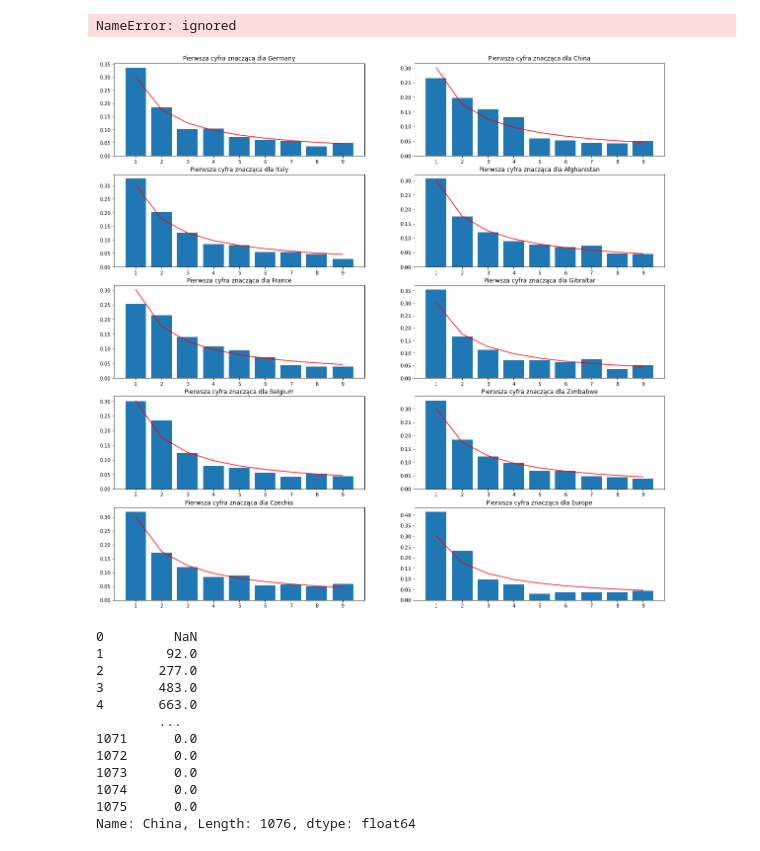
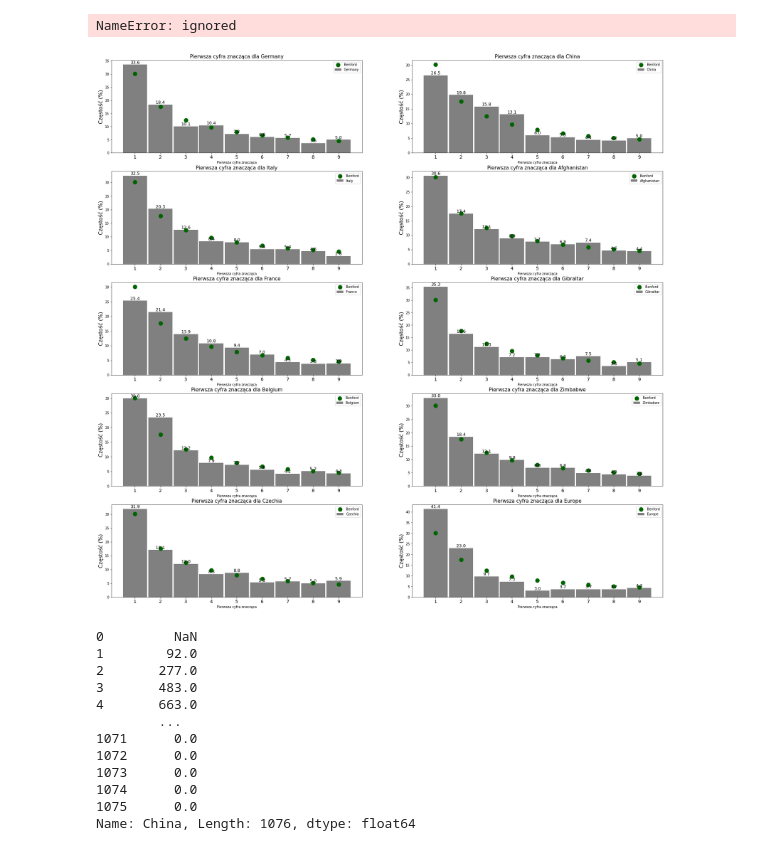
Before and after one commit to antoniperuzynski/BenfordsLaw, a Jupyter notebook: Benford_Law.ipynb, the cells around one changed output. Cells and saved outputs as stored; diff of their text form; code cells hidden in the pictures.

Commit message:
Change all countries graphs on gray/green

```diff
--- a/Benford_Law.ipynb
+++ b/Benford_Law.ipynb
@@ -272,5 +279,5 @@ def newCasesForCountry(dfAll, country):
 # %%
-dfAll = pd.read_csv("new_cases.csv")
+dfAll = pd.read_csv("/content/drive/MyDrive/UE/Praca_magisterska_Prawo_Benforda/Data/new_cases.csv")
 # df=dfAll[["date","Poland"]]
 # df = df.dropna()
 # df.reset_index(drop=True, inplace=True)
@@ -719,7 +739,7 @@ dfAll.Cz
 # axs[1, 1].plot(x, -y, 'tab:red')
 # axs[1, 1].set_title('Axis [1, 1]')
 
-figure, axis = plt.subplots(5, 2, figsize=(20, 20))
+figure, axis = plt.subplots(5, 2, figsize=(30, 30))
 k=0
 j=0
 
@@ -730,40 +750,65 @@ for i in ["Germany", "Italy", "France", "Belgium", "Europe", "China", "Afghanist
   empirical_counts, empirical_frequency, total_count, digit = count_first_digit(df['new_cases'])
   #empirical_counts2, empirical_frequency2, total_count2, digit2 = count_second_digit(df['new_cases'])
   #empirical_two_first_counts, empirical_two_first_frequency2, total_two_first_count2, digit_two_first = count_two_first_digit(df['new_cases'])
 
 
   #first_digit_chart(empirical_frequency, theoretical_1st_number, "Pierwsza cyfra znacząca dla " + i)
   #pl.show()
 
 
   x = [i for i in range(1,10)]
   x = np.array(x)
-  y1 = np.array(empirical_frequency)
-  y2 = np.array(theoretical_1st_number)
+  y1 = np.array(empirical_frequency)*100
+  y2 = np.array(theoretical_1st_number)*100
 
 
   # plt.figure(figsize=(10, 5))
   #plt.xticks(x)
+  #---------------------------------------------------------------------------
+  #figure, axis[k, j] = plt.subplots(figsize = (20,5))
+  index = [i + 1 for i in range(len(y1))]  # 1st digits for x-axis
+  # text for labels, title and ticks
 
+  figure.canvas.set_window_title('Percentage First Digits')
+  axis[k, j].set_title("Pierwsza cyfra znacząca dla " + i, fontsize=15)
+  axis[k, j].set_ylabel('Częstość (%)', fontsize=16)
+  axis[k, j].set_xlabel("Pierwsza cyfra znacząca")
+  axis[k, j].set_xticks(index)
+  axis[k, j].set_xticklabels(index, fontsize=14)
+
+  # build bars
+  rects = axis[k, j].bar(index, y1, width=0.95, color='gray', label=i)
+
+  # attach a text label above each bar displaying its height
+  for rect in rects:
+      height = rect.get_height()
+      axis[k, j].text(rect.get_x() + rect.get_width()/2, height, '{:0.1f}'.format(height), ha='center', va='bottom', fontsize=13)
+  # plot Benford values as red dots
+  axis[k, j].scatter(index, y2, s=150, c='darkgreen', zorder=2, label='Benford')
+  # Hide the right and top spines & add legend
+  axis[k, j].spines['right'].set_visible(True)
+  axis[k, j].spines['top'].set_visible(True)
+  axis[k, j].legend(prop={'size':10}, frameon=True)
+  # plt.show()
 
   # plt.ylabel("Prawdopodobieństwo")
   # plt.xlabel("Pierwsza cyfra znacząca")
   #plt.title(title)
   #plt.scatter(x, y2, s=150, c='red', zorder=2, marker = 11)
   # plt.plot(x, y2, zorder = 2, c='red')
   # plt.bar(x, y1)
 
 
-  axis[k, j].set_xticks(x)
-  axis[k, j].plot(x, y2, zorder = 2, c='red')
-  axis[k, j].bar(x, y1)
-  axis[k, j].set_title("Pierwsza cyfra znacząca dla " + i)
+  # axis[k, j].set_xticks(x)
+  # axis[k, j].plot(x, y2, zorder = 2, c='red')
+  # axis[k, j].bar(x, y1)
+  # axis[k, j].set_title("Pierwsza cyfra znacząca dla " + i)
   k=(k+1)%5
   if k==4: j+=1
   j=(j)%2
 plt.show()
 # %% [output]
-[figure, old version]
+[figure, new version]
 # %%
 dfAll.China
 # %% [output]
```
Also changed, not shown: parts of 6 cells of this notebook.
